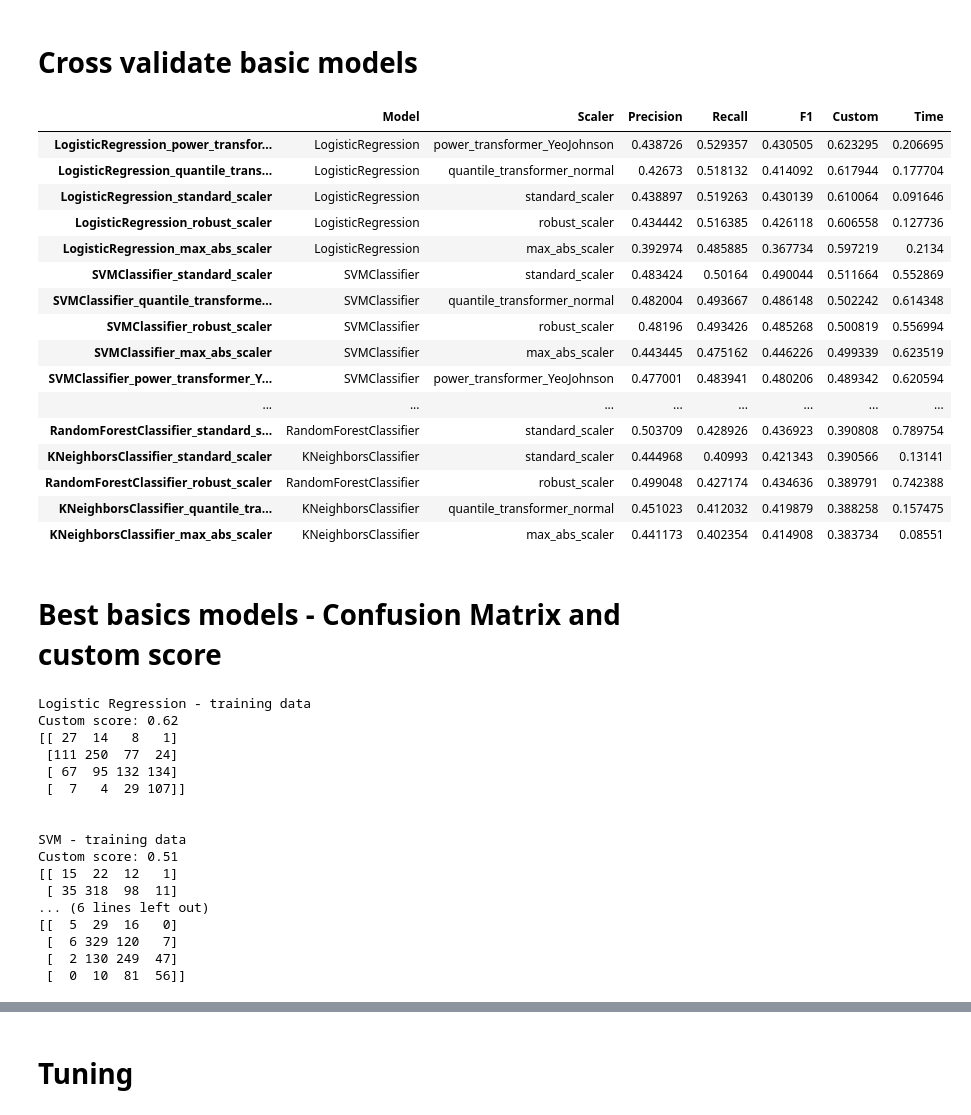
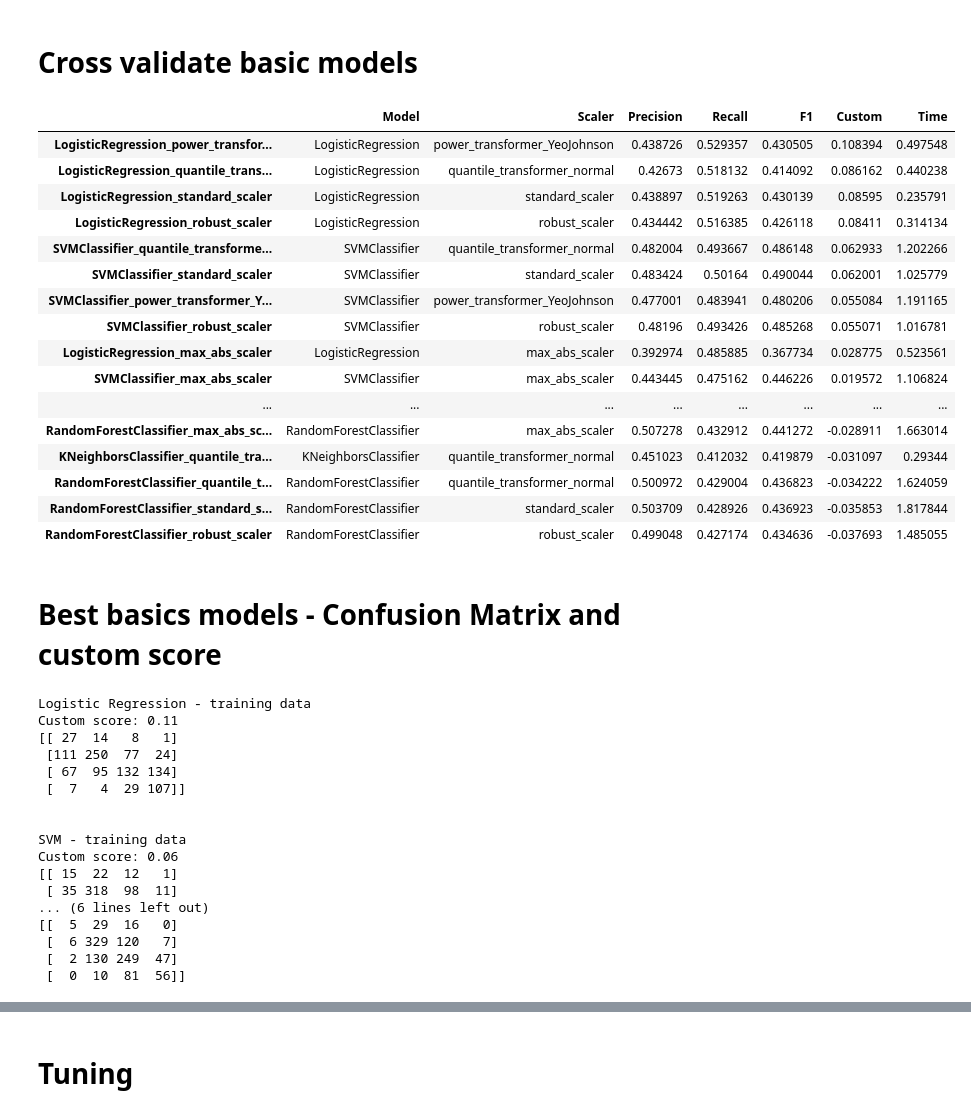
Before and after one commit to infoshareacademy/jdszr8-riva, a Jupyter notebook: WINES_ML/aron/wines_modelling.ipynb, the cells around one changed output, grey strips where cells are left out. Saved outputs shown, nothing was run; the diff lists cells and outputs as text; code cells hidden in the pictures.

```diff
--- a/WINES_ML/aron/wines_modelling.ipynb
+++ b/WINES_ML/aron/wines_modelling.ipynb
@@ -109,6 +118,23 @@ X_train, X_test, y_train, y_test = train_test_split(X,
                                                     stratify=y)
 
 skf = StratifiedKFold(n_splits=4, shuffle=True, random_state=random_state)
+# %%
+def custom_final_score(cf, recall_0_weight, recall_3_weight):
+        # recall_0 = cf[0][0] / sum(cf[0, :])
+        # recall_3 = cf[3][3] / sum(cf[3, :])
+        custom_metric = (sum(cf[0, 1:4]) + sum(cf[3, 0:3]) + sum(cf[1:3, 0]) +  sum(cf[1:3, 3]))  /  sum(cf.flatten()) * -1
+        # custom_final_score = (recall_0 * recall_0_weight + recall_3 * recall_3_weight + custom_metric)/3
+        return custom_metric
+# %%
+def custom_final_score(cf, recall_0_weight, recall_3_weight):
+        recall_0 = cf[0][0] / sum(cf[0, :])
+        recall_3 = cf[3][3] / sum(cf[3, :])
+        custom_metric = (sum(cf[0, 1:4]) + sum(cf[3, 0:3]) + sum(cf[1:3, 0]) +  sum(cf[1:3, 3]))  /  sum(cf.flatten()) * -1
+        custom_final_score = (recall_0 * recall_0_weight + recall_3 * recall_3_weight)/2 + custom_metric
+        return custom_final_score
+# %%
+recall_0_weight = .75
+recall_3_weight = .75
 # %% [markdown]
 <a id='Cross_validate_basic_models'></a>
 
@@ -127,56 +153,51 @@ for model_name, model in basic_models.items():
 
         pipeline_result = Pipeline([('scaler', scaler),
                                     ('model', model)])
 
 
         y_train_pred = cross_val_predict(pipeline_result, X_train, y_train, cv=skf)
 
 
         cf = confusion_matrix(y_train, y_train_pred)
-        recall_0 = cf[0][0] / sum(cf[0, :])
-        precision_1 = cf[1][1] / sum(cf[:, 1])
-        precision_2 = cf[2][2] / sum(cf[:, 2])
-        recall_3 = cf[3][3] / sum(cf[3, :])
-        custom_score = (recall_0 + precision_1 + precision_2 + recall_3)/4
+        custom_score = custom_final_score(cf, recall_0_weight, recall_3_weight)
+
 
         f1 = f1_score(y_train, y_train_pred, average="macro")
-
         precision = precision_score(y_train, y_train_pred, average="macro")
-
         recall = recall_score(y_train, y_train_pred, average="macro")
 
         end = time()
         cross_val_time = end-start
 
 
         cv_metrics[str(model_name + '_' +scaler_name)] = [model_name,
                                                           scaler_name,
                                                           precision,
                                                           recall,
                                                           f1,
                                                           custom_score,
                                                           cross_val_time]
 
 cv_metrics.index = ['Model', 'Scaler', 'Precision', 'Recall', 'F1', 'Custom', 'Time']
 cv_metrics.T.sort_values(by="Custom", ascending=False)
 # %% [output]
 |  | Model | Scaler | Precision | Recall | F1 | Custom | Time |
-| LogisticRegression_power_transfor... | LogisticRegression | power_transformer_YeoJohnson | 0.438726 | 0.529357 | 0.430505 | 0.623295 | 0.206695 |
-| LogisticRegression_quantile_trans... | LogisticRegression | quantile_transformer_normal | 0.42673 | 0.518132 | 0.414092 | 0.617944 | 0.177704 |
-| LogisticRegression_standard_scaler | LogisticRegression | standard_scaler | 0.438897 | 0.519263 | 0.430139 | 0.610064 | 0.091646 |
-| LogisticRegression_robust_scaler | LogisticRegression | robust_scaler | 0.434442 | 0.516385 | 0.426118 | 0.606558 | 0.127736 |
-| LogisticRegression_max_abs_scaler | LogisticRegression | max_abs_scaler | 0.392974 | 0.485885 | 0.367734 | 0.597219 | 0.2134 |
-| SVMClassifier_standard_scaler | SVMClassifier | standard_scaler | 0.483424 | 0.50164 | 0.490044 | 0.511664 | 0.552869 |
-| SVMClassifier_quantile_transforme... | SVMClassifier | quantile_transformer_normal | 0.482004 | 0.493667 | 0.486148 | 0.502242 | 0.614348 |
-| SVMClassifier_robust_scaler | SVMClassifier | robust_scaler | 0.48196 | 0.493426 | 0.485268 | 0.500819 | 0.556994 |
-| SVMClassifier_max_abs_scaler | SVMClassifier | max_abs_scaler | 0.443445 | 0.475162 | 0.446226 | 0.499339 | 0.623519 |
-| SVMClassifier_power_transformer_Y... | SVMClassifier | power_transformer_YeoJohnson | 0.477001 | 0.483941 | 0.480206 | 0.489342 | 0.620594 |
+| LogisticRegression_power_transfor... | LogisticRegression | power_transformer_YeoJohnson | 0.438726 | 0.529357 | 0.430505 | 0.108394 | 0.497548 |
+| LogisticRegression_quantile_trans... | LogisticRegression | quantile_transformer_normal | 0.42673 | 0.518132 | 0.414092 | 0.086162 | 0.440238 |
+| LogisticRegression_standard_scaler | LogisticRegression | standard_scaler | 0.438897 | 0.519263 | 0.430139 | 0.08595 | 0.235791 |
+| LogisticRegression_robust_scaler | LogisticRegression | robust_scaler | 0.434442 | 0.516385 | 0.426118 | 0.08411 | 0.314134 |
+| SVMClassifier_quantile_transforme... | SVMClassifier | quantile_transformer_normal | 0.482004 | 0.493667 | 0.486148 | 0.062933 | 1.202266 |
+| SVMClassifier_standard_scaler | SVMClassifier | standard_scaler | 0.483424 | 0.50164 | 0.490044 | 0.062001 | 1.025779 |
+| SVMClassifier_power_transformer_Y... | SVMClassifier | power_transformer_YeoJohnson | 0.477001 | 0.483941 | 0.480206 | 0.055084 | 1.191165 |
+| SVMClassifier_robust_scaler | SVMClassifier | robust_scaler | 0.48196 | 0.493426 | 0.485268 | 0.055071 | 1.016781 |
+| LogisticRegression_max_abs_scaler | LogisticRegression | max_abs_scaler | 0.392974 | 0.485885 | 0.367734 | 0.028775 | 0.523561 |
+| SVMClassifier_max_abs_scaler | SVMClassifier | max_abs_scaler | 0.443445 | 0.475162 | 0.446226 | 0.019572 | 1.106824 |
 | ... | ... | ... | ... | ... | ... | ... | ... |
-| RandomForestClassifier_standard_s... | RandomForestClassifier | standard_scaler | 0.503709 | 0.428926 | 0.436923 | 0.390808 | 0.789754 |
-| KNeighborsClassifier_standard_scaler | KNeighborsClassifier | standard_scaler | 0.444968 | 0.40993 | 0.421343 | 0.390566 | 0.13141 |
-| RandomForestClassifier_robust_scaler | RandomForestClassifier | robust_scaler | 0.499048 | 0.427174 | 0.434636 | 0.389791 | 0.742388 |
-| KNeighborsClassifier_quantile_tra... | KNeighborsClassifier | quantile_transformer_normal | 0.451023 | 0.412032 | 0.419879 | 0.388258 | 0.157475 |
-| KNeighborsClassifier_max_abs_scaler | KNeighborsClassifier | max_abs_scaler | 0.441173 | 0.402354 | 0.414908 | 0.383734 | 0.08551 |
+| RandomForestClassifier_max_abs_sc... | RandomForestClassifier | max_abs_scaler | 0.507278 | 0.432912 | 0.441272 | -0.028911 | 1.663014 |
+| KNeighborsClassifier_quantile_tra... | KNeighborsClassifier | quantile_transformer_normal | 0.451023 | 0.412032 | 0.419879 | -0.031097 | 0.29344 |
+| RandomForestClassifier_quantile_t... | RandomForestClassifier | quantile_transformer_normal | 0.500972 | 0.429004 | 0.436823 | -0.034222 | 1.624059 |
+| RandomForestClassifier_standard_s... | RandomForestClassifier | standard_scaler | 0.503709 | 0.428926 | 0.436923 | -0.035853 | 1.817844 |
+| RandomForestClassifier_robust_scaler | RandomForestClassifier | robust_scaler | 0.499048 | 0.427174 | 0.434636 | -0.037693 | 1.485055 |
 # %% [markdown]
 # Best basics models - Confusion Matrix and custom score
 # %%
@@ -199,11 +220,7 @@ for model_name, model_details in best_basic_models.items():
 
     y_training_pred = cross_val_predict(pipeline_result, X_train, y_train, cv=skf)
     cf = confusion_matrix(y_train, y_training_pred)
-    recall_0 = cf[0][0] / sum(cf[0, :])
-    precision_1 = cf[1][1] / sum(cf[:, 1])
-    precision_2 = cf[2][2] / sum(cf[:, 2])
-    recall_3 = cf[3][3] / sum(cf[3, :])
-    custom_score = (recall_0 + precision_1 + precision_2 + recall_3)/4
+    custom_score = custom_final_score(cf, recall_0_weight, recall_3_weight)
 
 
     print(model_name + " - training data", end="\n")
@@ -211,7 +228,7 @@ for model_name, model_details in best_basic_models.items():
     print(cf, end="\n\n\n")
 # %% [output]
 Logistic Regression - training data
-Custom score: 0.62
+Custom score: 0.11
 [[ 27  14   8   1]
  [111 250  77  24]
  [ 67  95 132 134]
@@ -219,7 +236,7 @@ Custom score: 0.62
 
 
 SVM - training data
-Custom score: 0.51
+Custom score: 0.06
 [[ 15  22  12   1]
  [ 35 318  98  11]
 ... (6 lines left out)
```
Also changed, not shown: parts of 13 cells of this notebook, 6 other files.
